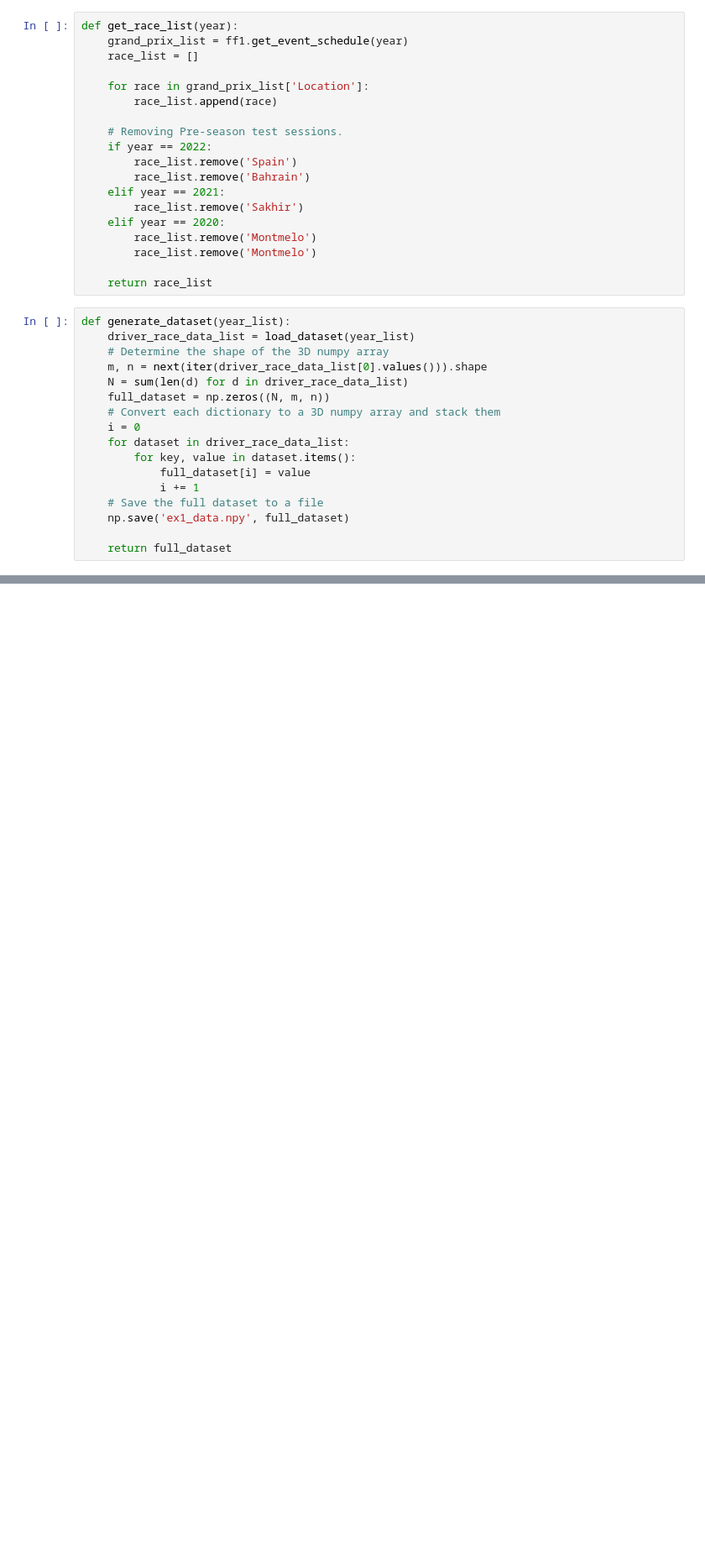
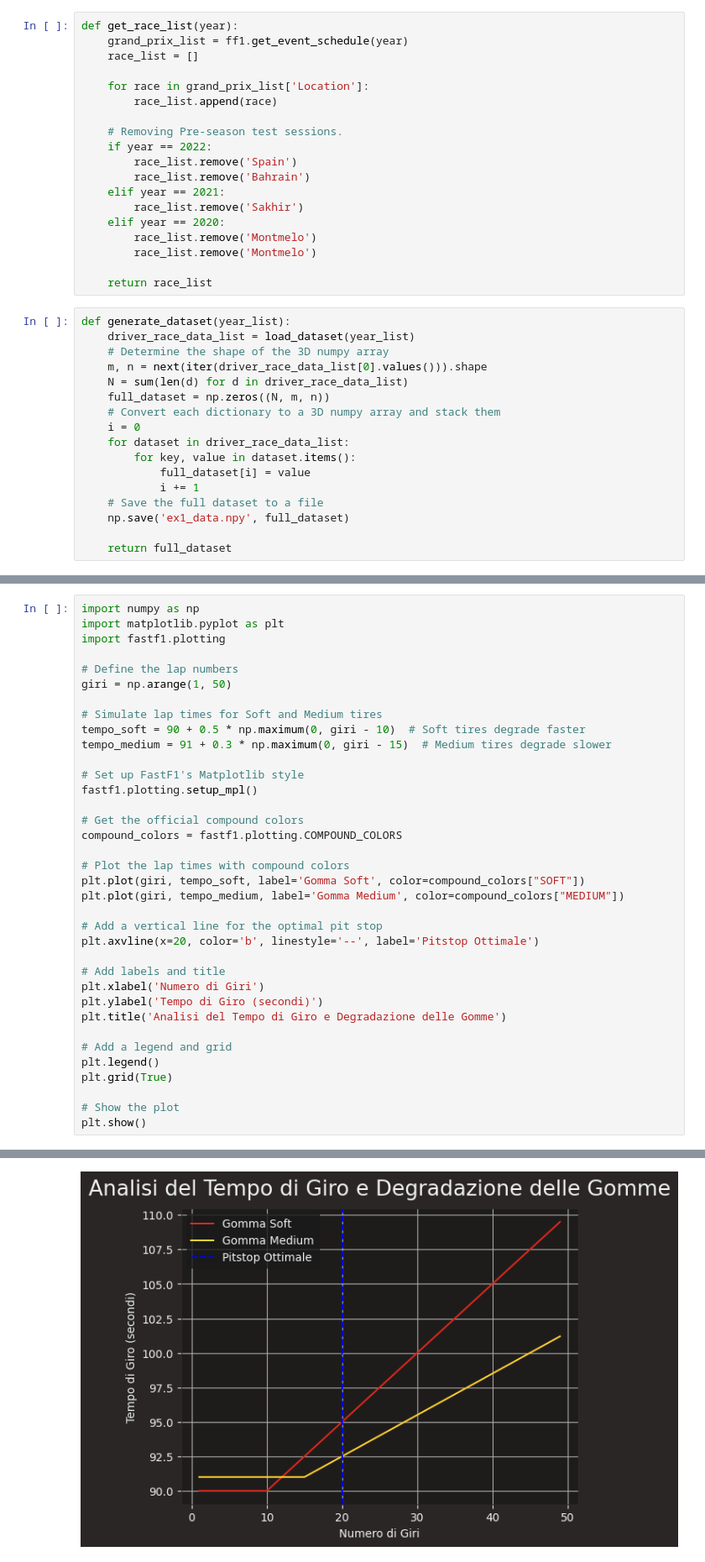
Before and after one commit to Vladinsky/FASTF1, a Jupyter notebook: domenicoDL/prove_generali.ipynb, the cells around one changed output, grey strips where cells are left out. Shown: that part at 84% size. Saved outputs shown, nothing was run; the diff lists cells and outputs as text; blank space fills up the shorter version.

Commit message:
Plot_Strategi

```diff
--- a/domenicoDL/prove_generali.ipynb
+++ b/domenicoDL/prove_generali.ipynb
@@ -174,3 +175,40 @@ array([[[ -1.   ,  -1.   ,   1.   ,  -1.   ,  40.179,  33.61 , 103.757,
           -1.   ,  -1.   ,  -1.   ],
         [ -1.   ,  -1.   ,  78.   ,  -1.   ,  -1.   ,  -1.   ,  -1.   ,
           -1.   ,  -1.   ,  -1.   ]]])
+# %%
+import numpy as np
+import matplotlib.pyplot as plt
+import fastf1.plotting
+
+# Define the lap numbers
+giri = np.arange(1, 50)
+
+# Simulate lap times for Soft and Medium tires
+tempo_soft = 90 + 0.5 * np.maximum(0, giri - 10)  # Soft tires degrade faster
+tempo_medium = 91 + 0.3 * np.maximum(0, giri - 15)  # Medium tires degrade slower
+
+# Set up FastF1's Matplotlib style
+fastf1.plotting.setup_mpl()
+
+# Get the official compound colors
+compound_colors = fastf1.plotting.COMPOUND_COLORS
+
+# Plot the lap times with compound colors
+plt.plot(giri, tempo_soft, label='Gomma Soft', color=compound_colors["SOFT"])
+plt.plot(giri, tempo_medium, label='Gomma Medium', color=compound_colors["MEDIUM"])
+
+# Add a vertical line for the optimal pit stop
+plt.axvline(x=20, color='b', linestyle='--', label='Pitstop Ottimale')
+
+# Add labels and title
+plt.xlabel('Numero di Giri')
+plt.ylabel('Tempo di Giro (secondi)')
+plt.title('Analisi del Tempo di Giro e Degradazione delle Gomme')
+
+# Add a legend and grid
+plt.legend()
+plt.grid(True)
+
+# Show the plot
+plt.show()
+# %% [output]
@@ -176,0 +219 @@ array([[[ -1.   ,  -1.   ,   1.   ,  -1.   ,  40.179,  33.61 , 103.757,
+[figure, added]
```
Also changed, not shown: parts of 3 cells of this notebook, 1 other file.
